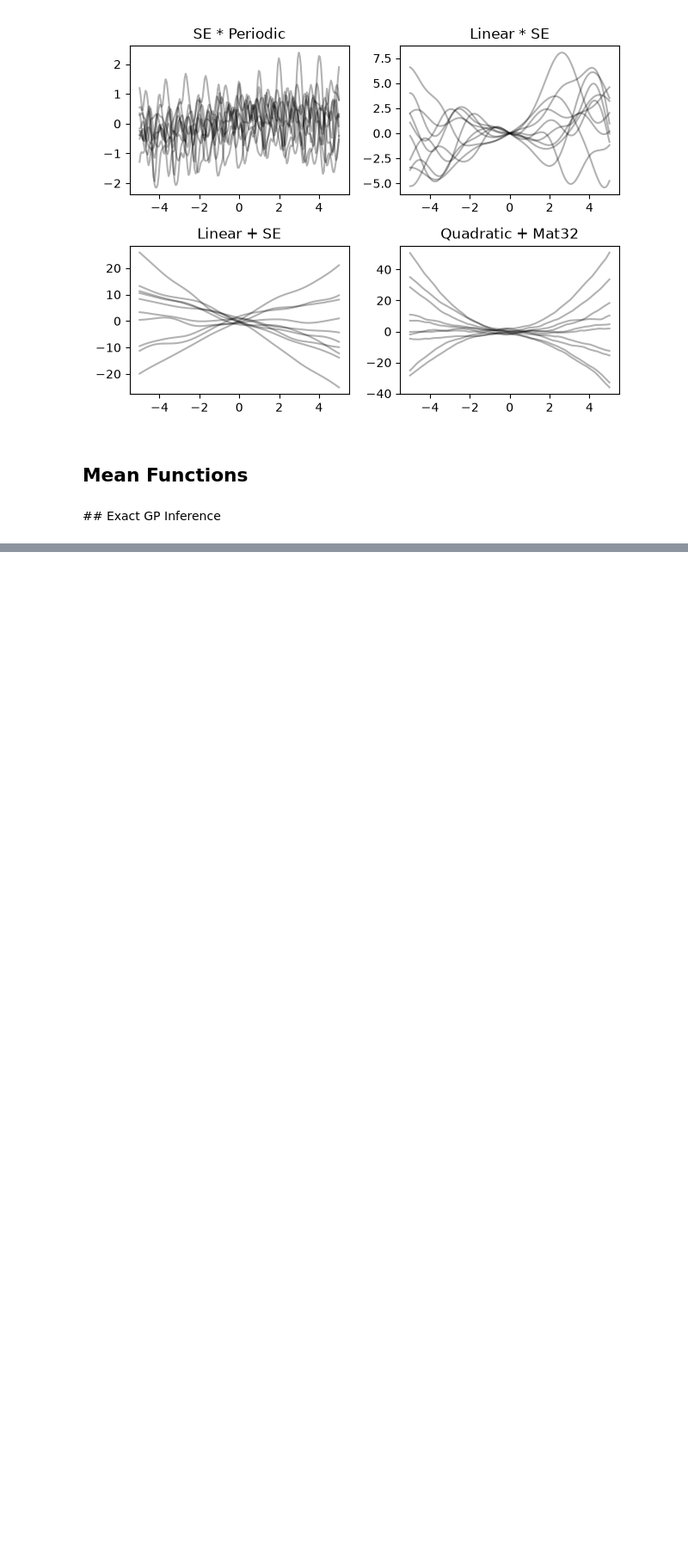
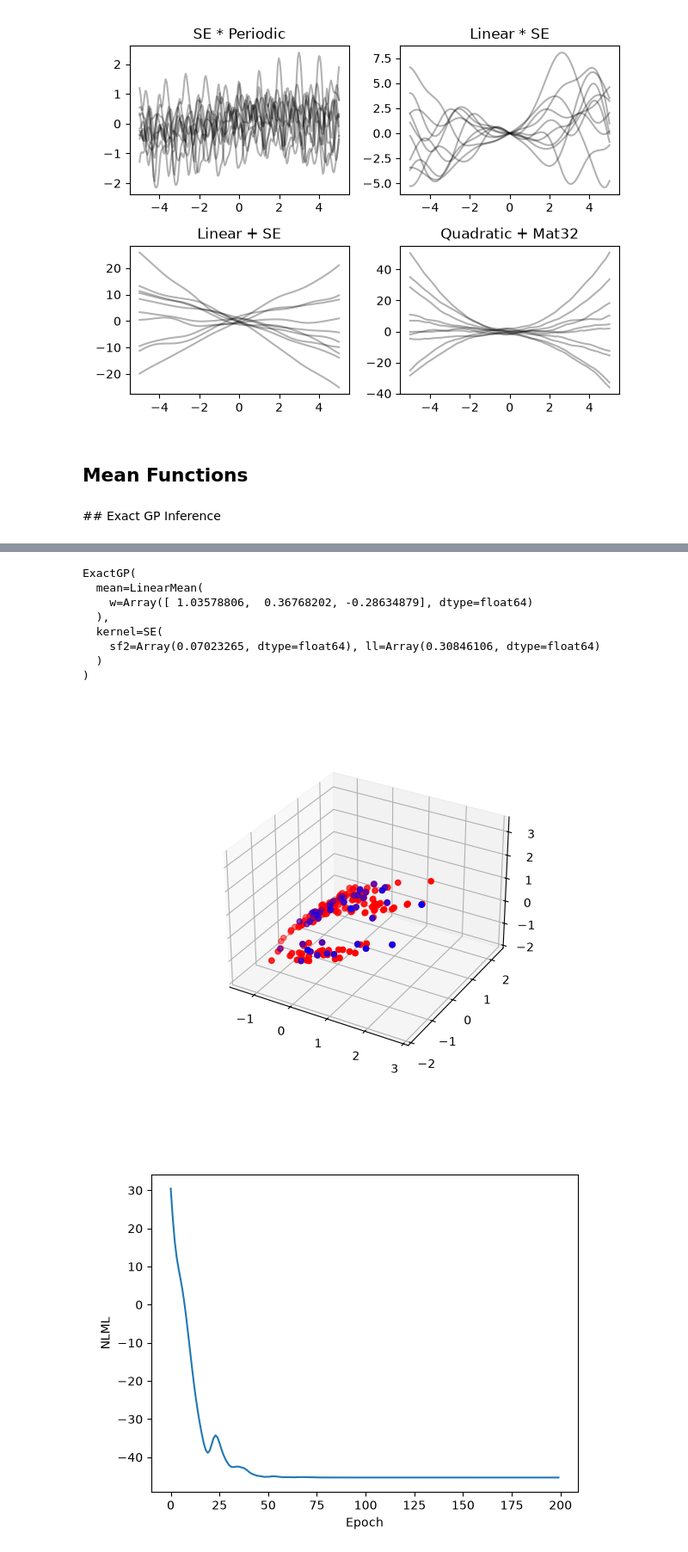
Before and after one commit to conkats/ai4nth-summer-school, a Jupyter notebook: course_materials/day3_surrogates_gp/solutions/gp_solutions.ipynb, the cells around one changed output, grey strips where cells are left out. Shown at 86% size. Cells and saved outputs as stored; diff of their text form; code cells hidden in the pictures; blank space fills up the shorter version.

```diff
--- a/course_materials/day3_surrogates_gp/solutions/gp_solutions.ipynb
+++ b/course_materials/day3_surrogates_gp/solutions/gp_solutions.ipynb
@@ -870,0 +853,77 @@ class FITCGP(NamedTuple):
+# %%
+class Normaliser(eqx.Module):
+    @staticmethod
+    def self_normalise(
+        x: jnp.ndarray,
+    ) -> Tuple[jnp.ndarray, Tuple[jnp.ndarray, jnp.ndarray]]:
+        m = x.mean(0, keepdims=True)
+        s = x.std(0, keepdims=True)
+
+        return (x - m) / s, (m, s)
+
+    @staticmethod
+    def normalise(
+        x: jnp.ndarray, scales: Tuple[jnp.ndarray, jnp.ndarray]
+    ) -> jnp.ndarray:
+        m, s = scales
+        return (x - m) / s
+
+    @staticmethod
+    def denormalise(
+        x: jnp.ndarray, scales: Tuple[jnp.ndarray, jnp.ndarray]
+    ) -> jnp.ndarray:
+        m, s = scales
+        return x * s + m
+
+
+# Put everything in 0 mean, unit standard deviation
+xtr_norm, x_norms = Normaliser.self_normalise(xtr)
+ytr_norm, y_norms = Normaliser.self_normalise(ytr)
+
+x_test = Normaliser.normalise(x, x_norms)
+y_test = Normaliser.normalise(y, y_norms)
+
+
+fig = plt.figure()
+ax = fig.add_subplot(projection="3d")
+ax.scatter(x_test[:, 0], x_test[:, 1], y_test, c="r")
+ax.scatter(xtr_norm[:, 0], xtr_norm[:, 1], ytr_norm, c="b")
+
+
+m = LinearMean(jnp.zeros((xtr_norm.shape[1],)))
+k = SE(1.0, 0.1)  # We have scaled to unit standard deviation...
+
+gp = ExactGP(m, k)
+opt = optax.adam(1e-1)
+
+gp, cost_log = fit((xtr_norm, ytr_norm), gp, opt)
+
+plt.figure()
+plt.plot(cost_log)
+plt.xlabel("Epoch")
+plt.ylabel("NLML")
+
+gp_state = gp.update_state(xtr_norm, ytr_norm)
+posterior_predictive = gp.predict_marginal(xtr_norm, x_test, gp_state)
+
+residual = jnp.sqrt((y_test - posterior_predictive.mu) ** 2)
+
+fig = plt.figure()
+ax = fig.add_subplot(projection="3d")
+p = ax.scatter(x_test[:, 0], x_test[:, 1], y_test, c=residual)
+fig.colorbar(p)
+# ax.scatter(x_test[:, 0], x_test[:, 1], posterior_predictive.mu, "b")
+# ax.scatter(x_test[:, 0], x_test[:, 1], y_test - posterior_predictive.mu, "k")
+
+eqx.tree_pprint(gp, short_arrays=False)
+# %% [output]
+ExactGP(
+  mean=LinearMean(
+    w=Array([ 1.03578806,  0.36768202, -0.28634879], dtype=float64)
+  ),
+  kernel=SE(
+    sf2=Array(0.07023265, dtype=float64), ll=Array(0.30846106, dtype=float64)
+  )
+)
+[figure, added]
+[figure, added]
```
Also changed, not shown: parts of 9 cells of this notebook.
